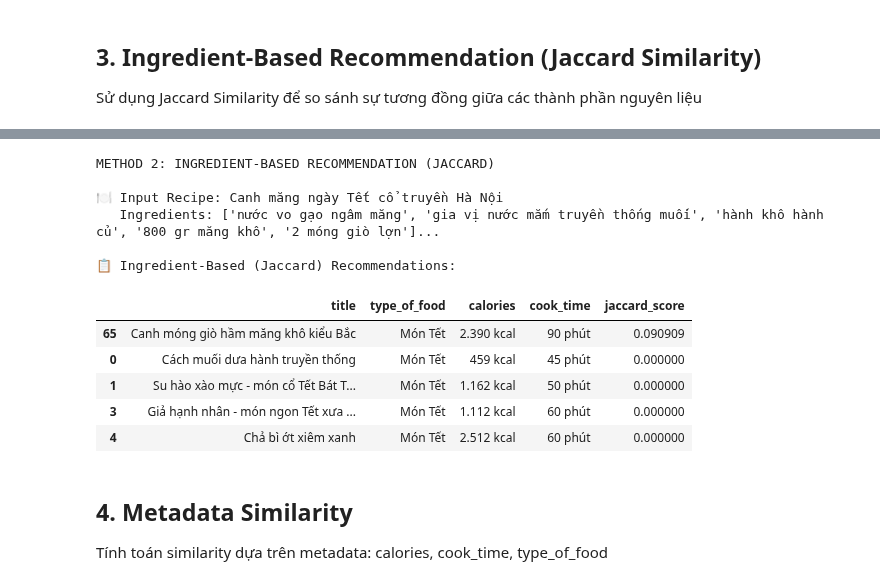
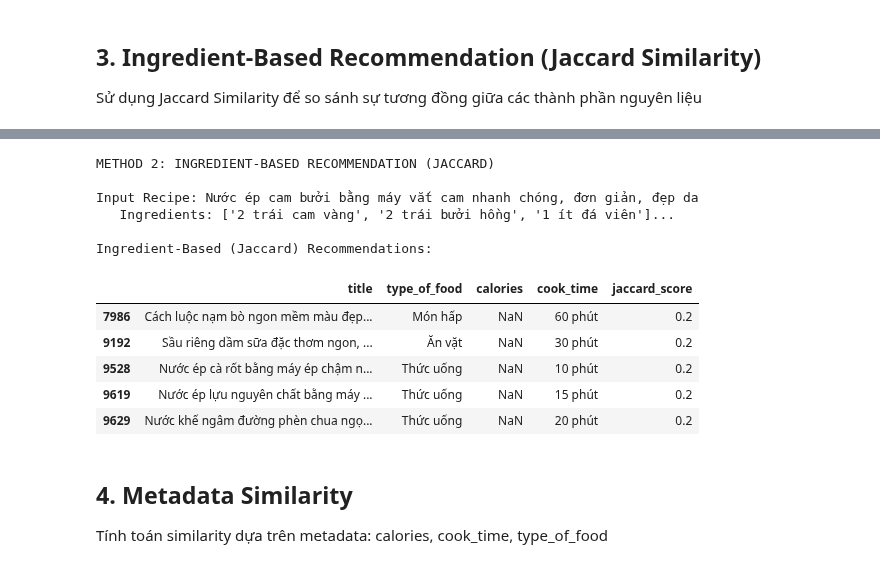
Before and after one commit to TMTien31/DS300-UIT-RecommenderSystem, a Jupyter notebook: Finalproject/notebooks/1_Content_Based.ipynb, the cells around one changed output, grey strips where cells are left out. Cells and saved outputs as stored; diff of their text form; code cells hidden in the pictures.

Commit message:
update content based

```diff
--- a/Finalproject/notebooks/1_Content_Based.ipynb
+++ b/Finalproject/notebooks/1_Content_Based.ipynb
@@ -258,7 +260,7 @@ def recommend_by_title_tfidf(title, df, similarity_matrix, top_n=5):
 print("METHOD 1: TF-IDF BASED RECOMMENDATION")
 
 # Test với một món ăn
-test_title = "Canh măng"
+test_title = "Thịt kho tàu"
 recommendations = recommend_by_title_tfidf(test_title, data, tfidf_similarity, top_n=5)
 if recommendations is not None:
     display(recommendations)
@@ -351,24 +352,24 @@ def recommend_by_title_jaccard(title, df, similarity_matrix, top_n=5):
 # %%
 # Test Ingredient-Based Recommendation
 print("METHOD 2: INGREDIENT-BASED RECOMMENDATION (JACCARD)")
 
-test_title = "Canh măng"
+test_title = "Nước ép cam"
 recommendations = recommend_by_title_jaccard(test_title, data, jaccard_similarity_matrix, top_n=5)
 if recommendations is not None:
     display(recommendations)
 # %% [output]
 METHOD 2: INGREDIENT-BASED RECOMMENDATION (JACCARD)
 
-🍽️ Input Recipe: Canh măng ngày Tết cổ truyền Hà Nội
-   Ingredients: ['nước vo gạo ngâm măng', 'gia vị nước mắm truyền thống muối', 'hành khô hành củ', '800 gr măng khô', '2 móng giò lợn']...
+Input Recipe: Nước ép cam bưởi bằng máy vắt cam nhanh chóng, đơn giản, đẹp da
+   Ingredients: ['2 trái cam vàng', '2 trái bưởi hồng', '1 ít đá viên']...
 
-📋 Ingredient-Based (Jaccard) Recommendations:
+Ingredient-Based (Jaccard) Recommendations:
 |  | title | type_of_food | calories | cook_time | jaccard_score |
-| 65 | Canh móng giò hầm măng khô kiểu Bắc | Món Tết | 2.390 kcal | 90 phút | 0.090909 |
-| 0 | Cách muối dưa hành truyền thống | Món Tết | 459 kcal | 45 phút | 0.000000 |
-| 1 | Su hào xào mực - món cổ Tết Bát T... | Món Tết | 1.162 kcal | 50 phút | 0.000000 |
-| 3 | Giả hạnh nhân - món ngon Tết xưa ... | Món Tết | 1.112 kcal | 60 phút | 0.000000 |
-| 4 | Chả bì ớt xiêm xanh | Món Tết | 2.512 kcal | 60 phút | 0.000000 |
+| 7986 | Cách luộc nạm bò ngon mềm màu đẹp... | Món hấp | NaN | 60 phút | 0.2 |
+| 9192 | Sầu riêng dầm sữa đặc thơm ngon, ... | Ăn vặt | NaN | 30 phút | 0.2 |
+| 9528 | Nước ép cà rốt bằng máy ép chậm n... | Thức uống | NaN | 10 phút | 0.2 |
+| 9619 | Nước ép lựu nguyên chất bằng máy ... | Thức uống | NaN | 15 phút | 0.2 |
+| 9629 | Nước khế ngâm đường phèn chua ngọ... | Thức uống | NaN | 20 phút | 0.2 |
 # %% [markdown]
 ## 4. Metadata Similarity
 
```
Also changed, not shown: parts of 10 cells of this notebook.
